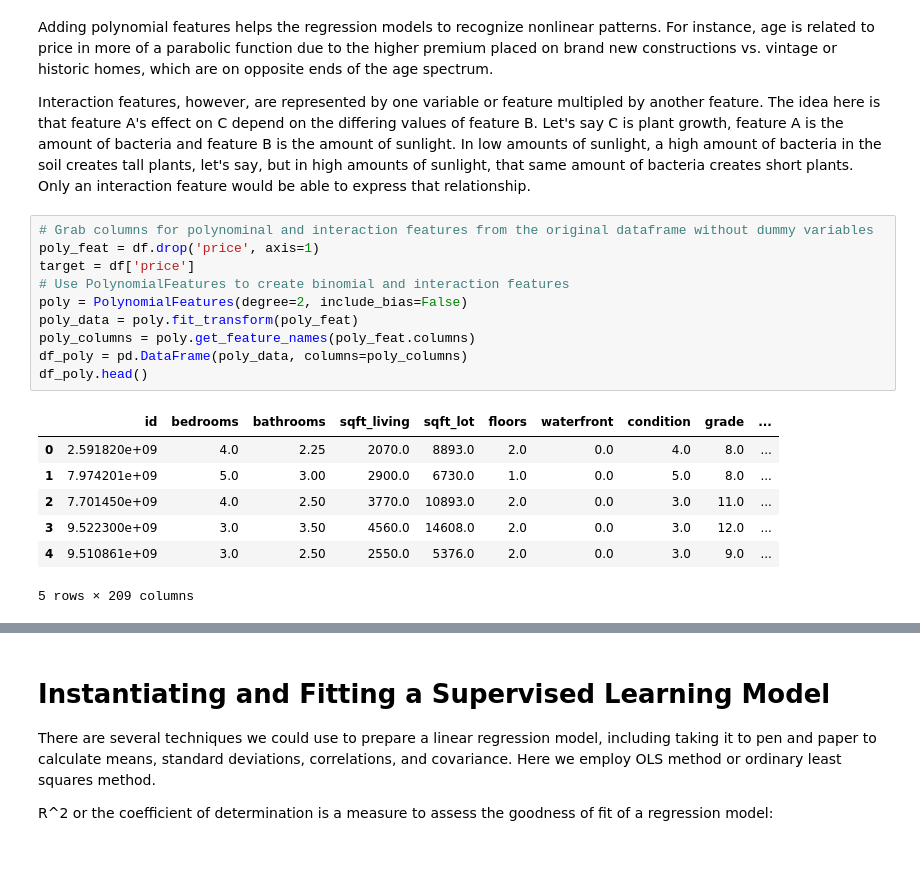
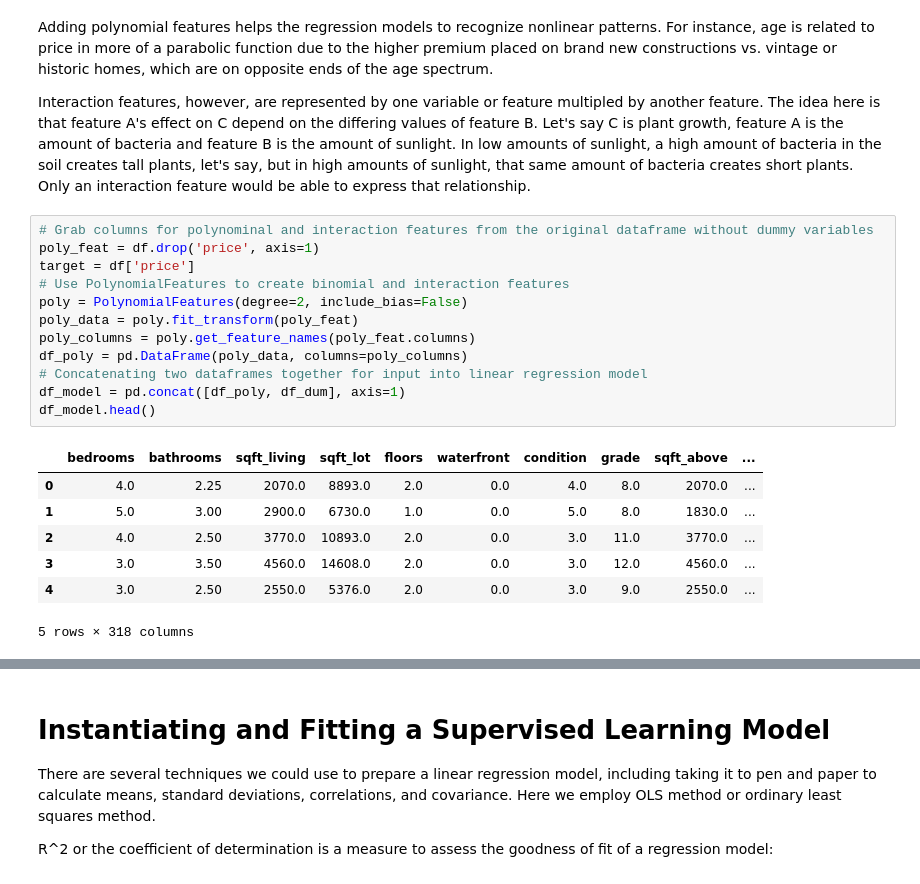
Before and after one commit to datascisteven/King-County-Housing-Price-Prediction, a Jupyter notebook: final_report.ipynb, the cells around one changed output, grey strips where cells are left out. Cells and saved outputs as stored; diff of their text form.

```diff
--- a/final_report.ipynb
+++ b/final_report.ipynb
@@ -862,18 +734,20 @@ Interaction features, however, are represented by one variable or feature multip
 # %%
 # Grab columns for polynominal and interaction features from the original dataframe without dummy variables
 poly_feat = df.drop('price', axis=1)
 target = df['price']
 # Use PolynomialFeatures to create binomial and interaction features
 poly = PolynomialFeatures(degree=2, include_bias=False)
 poly_data = poly.fit_transform(poly_feat)
 poly_columns = poly.get_feature_names(poly_feat.columns)
 df_poly = pd.DataFrame(poly_data, columns=poly_columns)
-df_poly.head()
+# Concatenating two dataframes together for input into linear regression model
+df_model = pd.concat([df_poly, df_dum], axis=1)
+df_model.head()
 # %% [output]
-|  | id | bedrooms | bathrooms | sqft_living | sqft_lot | floors | waterfront | condition | grade | ... |
-| 0 | 2.591820e+09 | 4.0 | 2.25 | 2070.0 | 8893.0 | 2.0 | 0.0 | 4.0 | 8.0 | ... |
-| 1 | 7.974201e+09 | 5.0 | 3.00 | 2900.0 | 6730.0 | 1.0 | 0.0 | 5.0 | 8.0 | ... |
-| 2 | 7.701450e+09 | 4.0 | 2.50 | 3770.0 | 10893.0 | 2.0 | 0.0 | 3.0 | 11.0 | ... |
-| 3 | 9.522300e+09 | 3.0 | 3.50 | 4560.0 | 14608.0 | 2.0 | 0.0 | 3.0 | 12.0 | ... |
-| 4 | 9.510861e+09 | 3.0 | 2.50 | 2550.0 | 5376.0 | 2.0 | 0.0 | 3.0 | 9.0 | ... |
+|  | bedrooms | bathrooms | sqft_living | sqft_lot | floors | waterfront | condition | grade | sqft_above | ... |
+| 0 | 4.0 | 2.25 | 2070.0 | 8893.0 | 2.0 | 0.0 | 4.0 | 8.0 | 2070.0 | ... |
+| 1 | 5.0 | 3.00 | 2900.0 | 6730.0 | 1.0 | 0.0 | 5.0 | 8.0 | 1830.0 | ... |
+| 2 | 4.0 | 2.50 | 3770.0 | 10893.0 | 2.0 | 0.0 | 3.0 | 11.0 | 3770.0 | ... |
+| 3 | 3.0 | 3.50 | 4560.0 | 14608.0 | 2.0 | 0.0 | 3.0 | 12.0 | 4560.0 | ... |
+| 4 | 3.0 | 2.50 | 2550.0 | 5376.0 | 2.0 | 0.0 | 3.0 | 9.0 | 2550.0 | ... |
-5 rows × 209 columns
+5 rows × 318 columns
```
Also changed, not shown: parts of 92 cells of this notebook, 4 other files.
